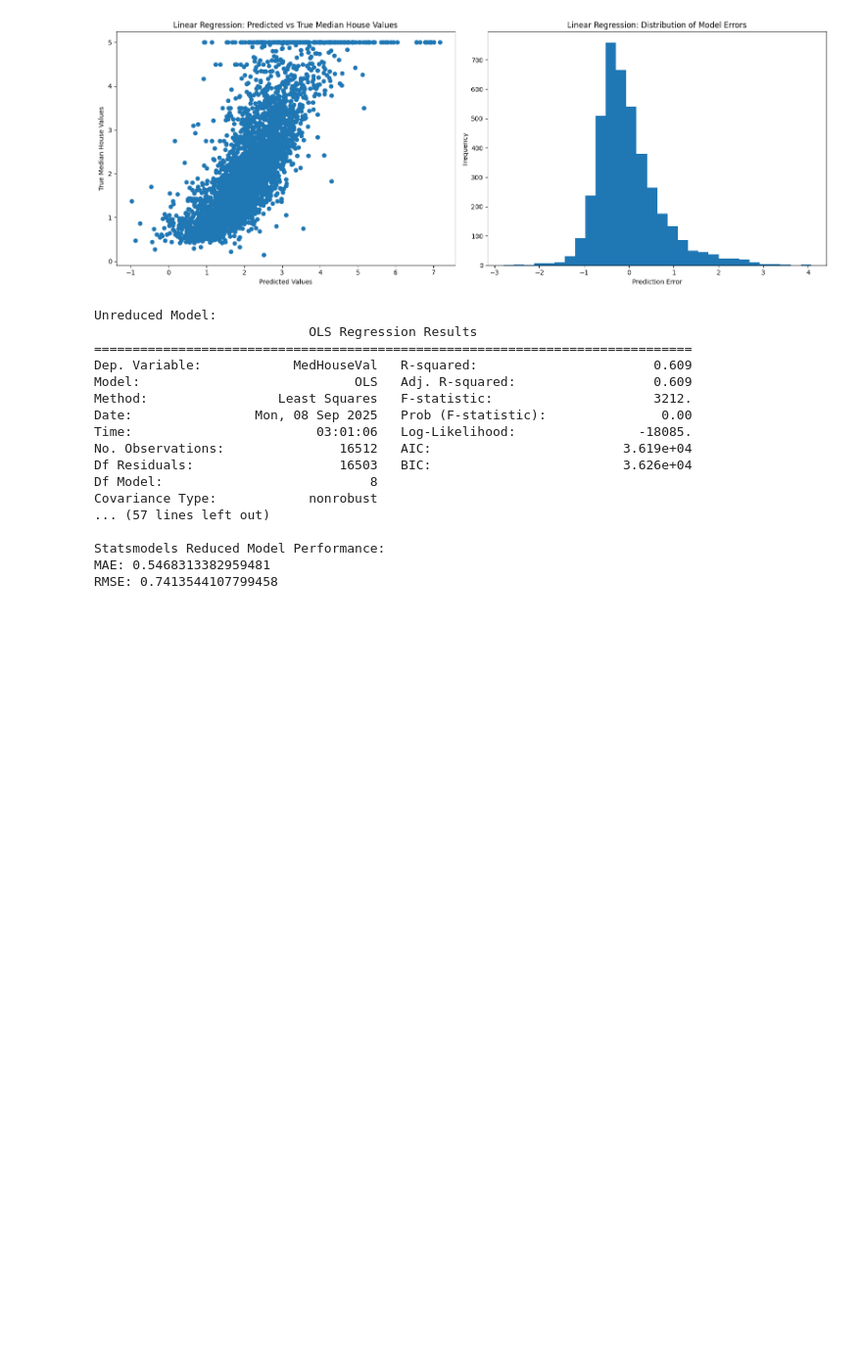
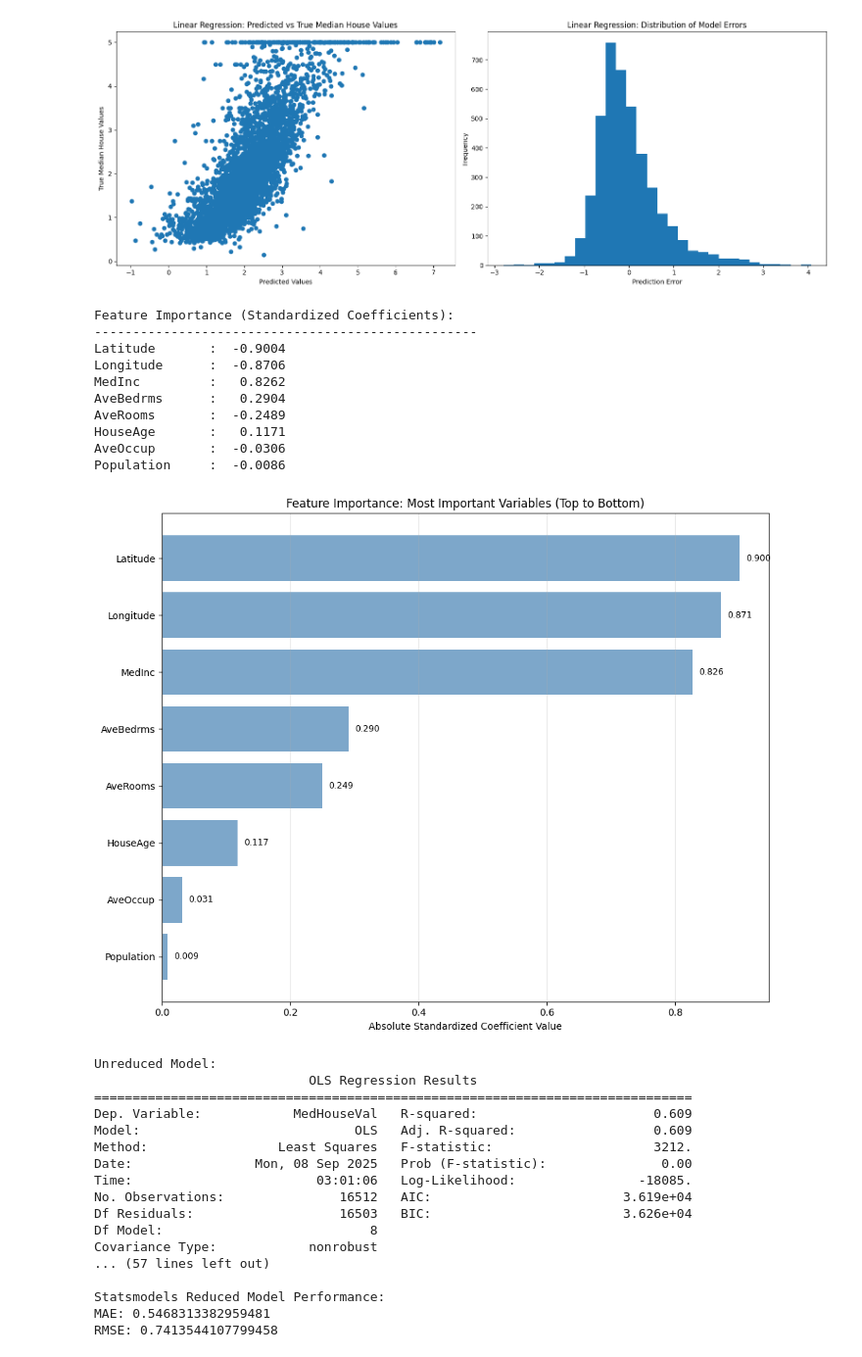
Before and after one commit to brodyanderson/math-6880-Project1, a Jupyter notebook: project1.ipynb, the cells around one changed output. Shown at 98% size. Saved outputs shown, nothing was run; the diff lists cells and outputs as text; code cells hidden in the pictures; blank space fills up the shorter version.

```diff
--- a/project1.ipynb
+++ b/project1.ipynb
@@ -146,6 +146,55 @@ Linear Regression R-Squared (Test): 0.5943232652466202
 Linear Regression MAE (Test): 0.535126133655451
 Linear Regression RMSE (Test): 0.7273129773603114
 [figure]
+# %%
+# Feature Importance Analysis
+
+scaler = StandardScaler()
+X_train_scaled = scaler.fit_transform(X_train)
+X_test_scaled = scaler.transform(X_test)
+
+reg_scaled = LinearRegression()
+reg_scaled.fit(X_train_scaled, y_train)
+
+feature_names = X_train.columns.tolist()
+
+feature_importance_df = pd.DataFrame({
+    'Feature': feature_names,
+    'Std_Coefficient': reg_scaled.coef_,
+    'Abs_Std_Coefficient': np.abs(reg_scaled.coef_)
+}).sort_values('Abs_Std_Coefficient', ascending=False)
+
+print("\nFeature Importance (Standardized Coefficients):")
+print("-" * 50)
+for idx, row in feature_importance_df.iterrows():
+    print(f"{row['Feature']:15s}: {row['Std_Coefficient']:8.4f}")
+
+plt.figure(figsize=(10, 8))
+bars = plt.barh(range(len(feature_importance_df)), feature_importance_df['Abs_Std_Coefficient'], color='steelblue', alpha=0.7)
+
+plt.yticks(range(len(feature_importance_df)), feature_importance_df['Feature'])
+plt.xlabel('Absolute Standardized Coefficient Value')
+plt.title('Feature Importance: Most Important Variables (Top to Bottom)')
+plt.gca().invert_yaxis()  # Most important on top
+
+for i, value in enumerate(feature_importance_df['Abs_Std_Coefficient']):
+    plt.text(value + 0.01, i, f'{value:.3f}', va='center', ha='left', fontsize=9)
+
+plt.tight_layout()
+plt.grid(axis='x', alpha=0.3)
+plt.show()
+# %% [output]
+Feature Importance (Standardized Coefficients):
+--------------------------------------------------
+Latitude       :  -0.9004
+Longitude      :  -0.8706
+MedInc         :   0.8262
+AveBedrms      :   0.2904
+AveRooms       :  -0.2489
+HouseAge       :   0.1171
+AveOccup       :  -0.0306
+Population     :  -0.0086
+[figure, added]
 # %%
 import statsmodels.api as sm
 
```
Also changed, not shown: parts of 1 cell of this notebook.
